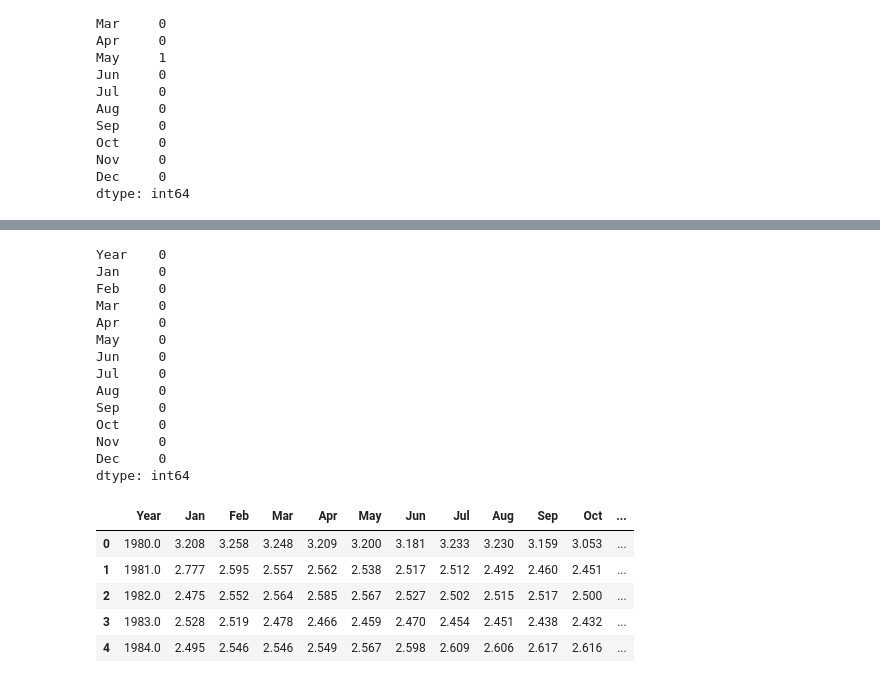
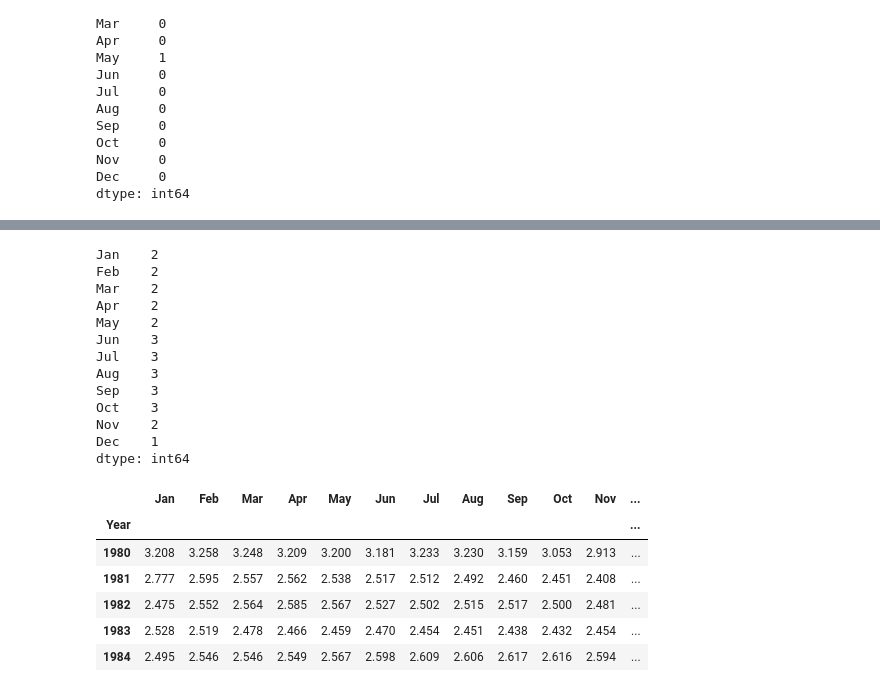
Before and after one commit to realminhnguyen/Project_1, a Jupyter notebook: project_1.ipynb, the cells around one changed output, grey strips where cells are left out. Saved outputs shown, nothing was run; the diff lists cells and outputs as text; code cells hidden in the pictures.

```diff
--- a/project_1.ipynb
+++ b/project_1.ipynb
@@ -172,5 +184,6 @@ dtype: int64
 # %%
 #Read coffe_lb_data
 coffe_df = pd.read_csv(coffe_lb_data)
-coffe_df.head
+coffe_df.set_index('Year', inplace=True)
+coffe_df.head()
 # %% [output]
@@ -194,27 +197,27 @@ coffe_df.head
 # %%
 coffe_df.isnull().sum()
 # %% [output]
-Year    0
-Jan     0
-Feb     0
-Mar     0
-Apr     0
-May     0
-Jun     0
-Jul     0
-Aug     0
-Sep     0
-Oct     0
-Nov     0
-Dec     0
+Jan    2
+Feb    2
+Mar    2
+Apr    2
+May    2
+Jun    3
+Jul    3
+Aug    3
+Sep    3
+Oct    3
+Nov    2
+Dec    1
 dtype: int64
 # %%
-coffe_df= coffe_df.apply(lambda row: row.fillna(row.mean()), axis=1)
+coffe_df= coffe_df.apply(lambda row: row.fillna(row.mean().round(3)), axis=1)
 coffe_df.head()
 # %% [output]
-|  | Year | Jan | Feb | Mar | Apr | May | Jun | Jul | Aug | Sep | Oct | ... |
-| 0 | 1980.0 | 3.208 | 3.258 | 3.248 | 3.209 | 3.200 | 3.181 | 3.233 | 3.230 | 3.159 | 3.053 | ... |
-| 1 | 1981.0 | 2.777 | 2.595 | 2.557 | 2.562 | 2.538 | 2.517 | 2.512 | 2.492 | 2.460 | 2.451 | ... |
-| 2 | 1982.0 | 2.475 | 2.552 | 2.564 | 2.585 | 2.567 | 2.527 | 2.502 | 2.515 | 2.517 | 2.500 | ... |
-| 3 | 1983.0 | 2.528 | 2.519 | 2.478 | 2.466 | 2.459 | 2.470 | 2.454 | 2.451 | 2.438 | 2.432 | ... |
-| 4 | 1984.0 | 2.495 | 2.546 | 2.546 | 2.549 | 2.567 | 2.598 | 2.609 | 2.606 | 2.617 | 2.616 | ... |
+|  | Jan | Feb | Mar | Apr | May | Jun | Jul | Aug | Sep | Oct | Nov | ... |
+| Year |  |  |  |  |  |  |  |  |  |  |  | ... |
+| 1980 | 3.208 | 3.258 | 3.248 | 3.209 | 3.200 | 3.181 | 3.233 | 3.230 | 3.159 | 3.053 | 2.913 | ... |
+| 1981 | 2.777 | 2.595 | 2.557 | 2.562 | 2.538 | 2.517 | 2.512 | 2.492 | 2.460 | 2.451 | 2.408 | ... |
+| 1982 | 2.475 | 2.552 | 2.564 | 2.585 | 2.567 | 2.527 | 2.502 | 2.515 | 2.517 | 2.500 | 2.481 | ... |
+| 1983 | 2.528 | 2.519 | 2.478 | 2.466 | 2.459 | 2.470 | 2.454 | 2.451 | 2.438 | 2.432 | 2.454 | ... |
+| 1984 | 2.495 | 2.546 | 2.546 | 2.549 | 2.567 | 2.598 | 2.609 | 2.606 | 2.617 | 2.616 | 2.594 | ... |
```
Also changed, not shown: parts of 16 cells of this notebook.
